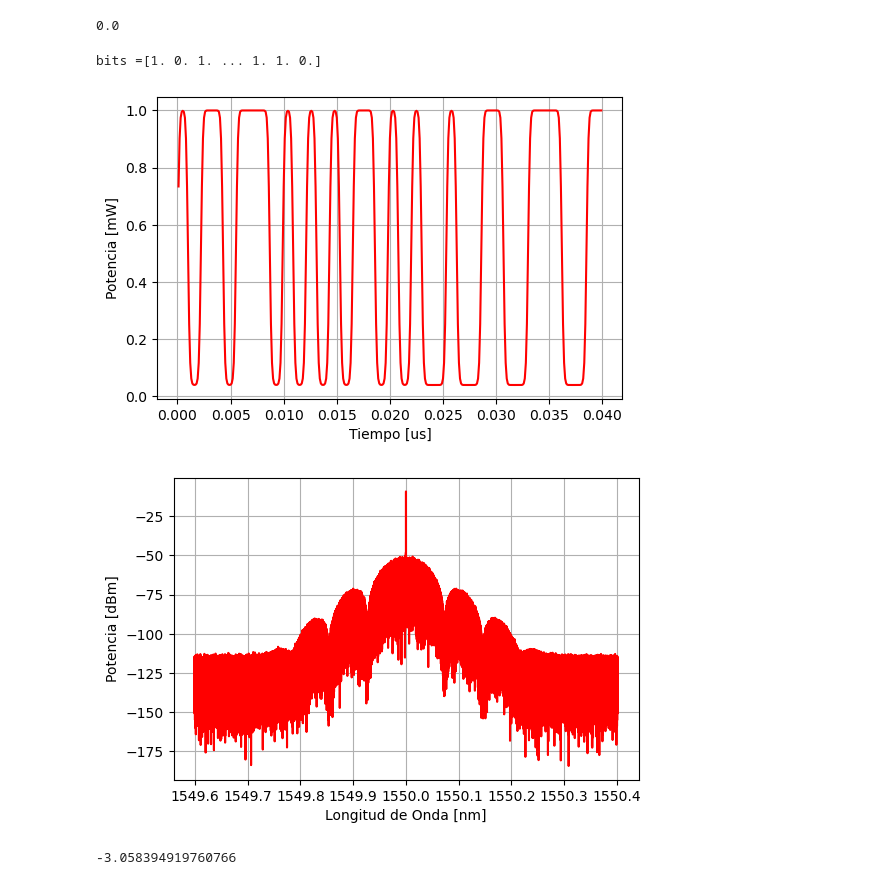
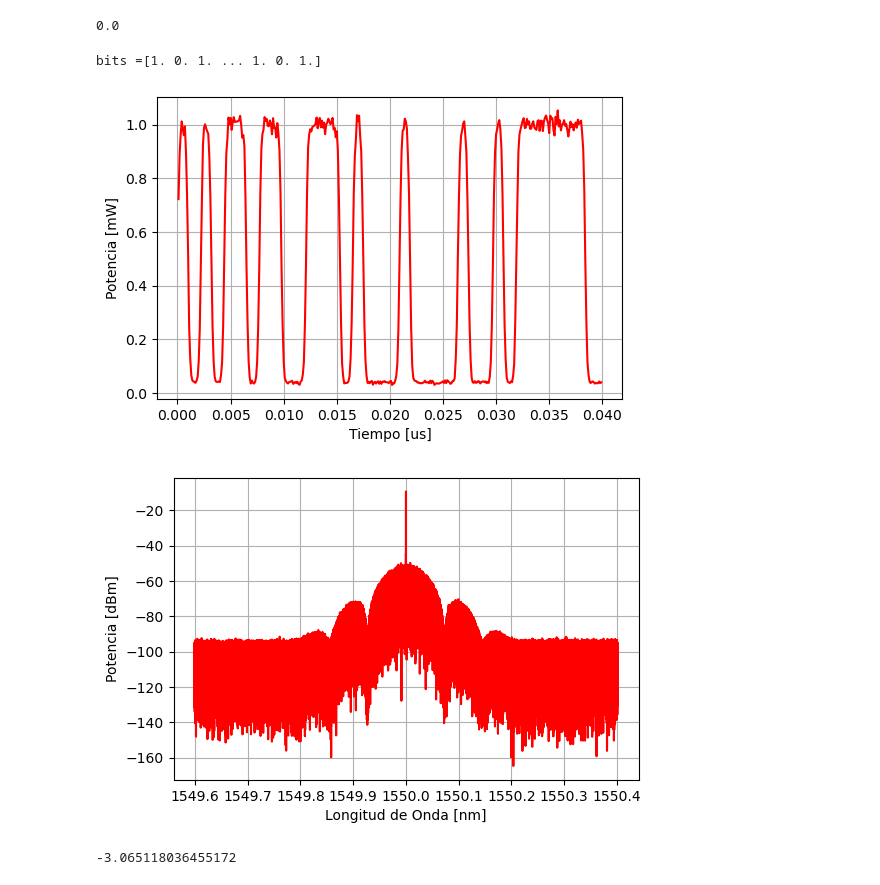
Before and after one commit to DiegoVillafani1/Red-de-transporte-de-fibra-optica-para-5G, a Jupyter notebook: 5G_clase_4.ipynb, the cells around one changed output. Cells and saved outputs as stored; diff of their text form; code cells hidden in the pictures.

```diff
--- a/5G_clase_4.ipynb
+++ b/5G_clase_4.ipynb
@@ -130,44 +130,44 @@ Vector_Señal=np.fft.ifft(np.fft.fft(Vector_Señal[0:len(Hf)])*Hf)
 
 
 #Agregamos ruido
-noise = np.random.normal(0, 0.0, Vector_Señal.shape)
+noise = np.random.normal(0, 0.01, Vector_Señal.shape)
 Vector_Señal = Vector_Señal + noise
 
 
 #Laser Simulado en el tiempo
 Laser_mod=Laser*Vector_Señal[0:len(Laser)]
 
 #Convirtiendo la señal del tiempo a frequencia con FFT
 
 Espectro=(np.abs(np.sqrt(dt_samp/numero_de_muestras)*np.fft.fft(Laser_mod))**2)*(1/Tiempo_total)
 Espectro_fft=np.append(Espectro[int(numero_de_muestras/2):numero_de_muestras],Espectro[0:int(numero_de_muestras/2)])
 
 
 #Graficando parte del laser modulado en el tiempo
 plt.grid(True)
 plt.plot(Vector_tiempo[1:int(Tasa_de_transmission/1e9*40)]*10e6,np.abs(Laser_mod[1:int(Tasa_de_transmission/1e9*40)])**2, color='red')
 plt.ylabel('Potencia [mW]')
 plt.xlabel('Tiempo [us]')
 plt.show()
 
 #Graficando el espectro
 plt.grid(True)
 #plt.plot(Vector_frequencia/1e12,10*np.log10(Espectro_fft))
 plt.plot(Vector_Longitud_de_onda*1e9,10*np.log10(Espectro_fft), color='red')
 plt.ticklabel_format(useOffset=False)
 plt.ylabel('Potencia [dBm]')
 plt.xlabel('Longitud de Onda [nm]')
 plt.show()
 # %% [output]
-bits =[1. 0. 1. ... 1. 1. 0.]
+bits =[1. 0. 1. ... 1. 0. 1.]
-[figure, old version]
+[figure, new version]
-[figure, old version]
+[figure, new version]
 # %%
 #Potencia total:
 P_mean = np.mean(np.abs(Laser_mod)**2)
 10*np.log10(P_mean)
 # %% [output]
--3.058394919760766
+-3.065118036455172
 # %%
 #Parametros de la fibra óptica
 #
```
Also changed, not shown: parts of 5 cells of this notebook.
